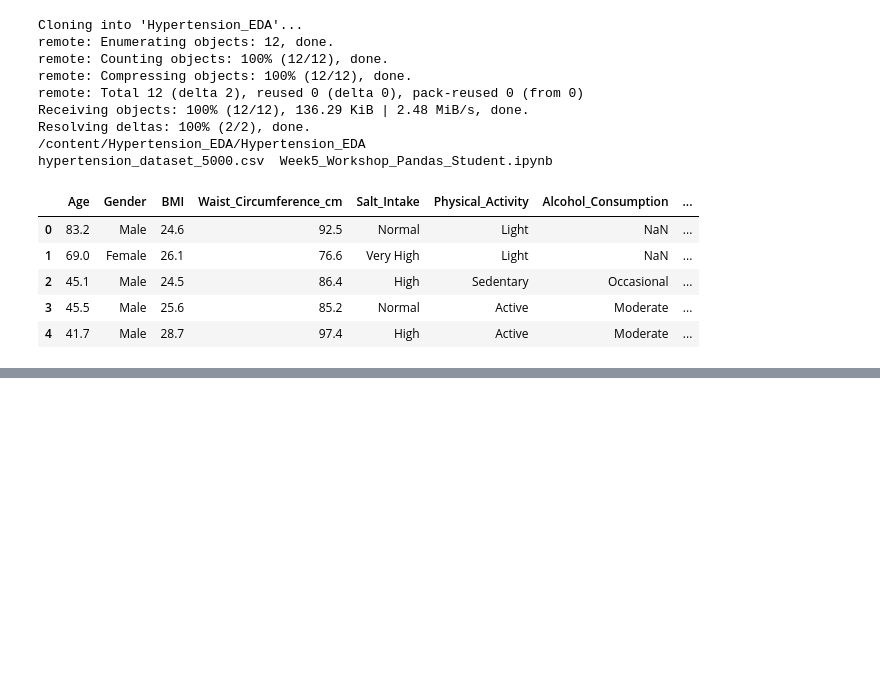
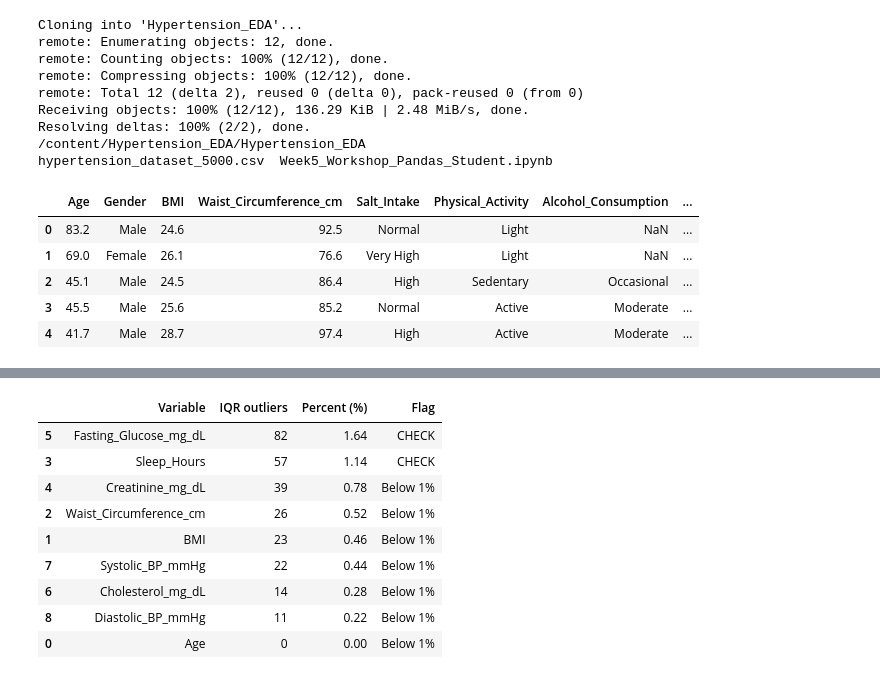
Before and after one commit to satya-siva/Hypertension_EDA, a Jupyter notebook: PDA_EDA_Assignment.ipynb, the cells around one changed output, grey strips where cells are left out. Drawn from its saved outputs; the diff is of its cells as text; code cells hidden in the pictures; blank space fills up the shorter version.

Commit message:
Basic Understanding of the hypertension data is done.

```diff
--- a/PDA_EDA_Assignment.ipynb
+++ b/PDA_EDA_Assignment.ipynb
@@ -32,0 +148,10 @@ df.head()
+# %%
+outlier_results = []
+for col in df.select_dtypes(include='number').columns:
+    q1 = df[col].quantile(0.25)
+    q3 = df[col].quantile(0.75)
+    iqr = q3 - q1
+    count = ((df[col] < q1 - 1.5 * iqr) | (df[col] > q3 + 1.5 * iqr)).sum()
+    outlier_results.append([col, count])
+
+pd.DataFrame(outlier_results, columns=['Column', 'Possible outliers'])
@@ -32,0 +169,24 @@ df.head()
+# %%
+outlier_summary = []
+for col in df.select_dtypes(include='number').columns:
+    q1 = df[col].quantile(0.25)
+    q3 = df[col].quantile(0.75)
+    iqr = q3 - q1
+    n_out = ((df[col] < q1 - 1.5*iqr) | (df[col] > q3 + 1.5*iqr)).sum()
+    pct = n_out / len(df) * 100
+    outlier_summary.append([col, n_out, round(pct, 2), 'CHECK' if pct > 1 else 'Below 1%'])
+
+outlier_table = pd.DataFrame(outlier_summary,
+                             columns=['Variable', 'IQR outliers', 'Percent (%)', 'Flag'])
+display(outlier_table.sort_values('IQR outliers', ascending=False))
+# %% [output]
+|  | Variable | IQR outliers | Percent (%) | Flag |
+| 5 | Fasting_Glucose_mg_dL | 82 | 1.64 | CHECK |
+| 3 | Sleep_Hours | 57 | 1.14 | CHECK |
+| 4 | Creatinine_mg_dL | 39 | 0.78 | Below 1% |
+| 2 | Waist_Circumference_cm | 26 | 0.52 | Below 1% |
+| 1 | BMI | 23 | 0.46 | Below 1% |
+| 7 | Systolic_BP_mmHg | 22 | 0.44 | Below 1% |
+| 6 | Cholesterol_mg_dL | 14 | 0.28 | Below 1% |
+| 8 | Diastolic_BP_mmHg | 11 | 0.22 | Below 1% |
+| 0 | Age | 0 | 0.00 | Below 1% |
```
Also changed, not shown: parts of 9 cells of this notebook.
